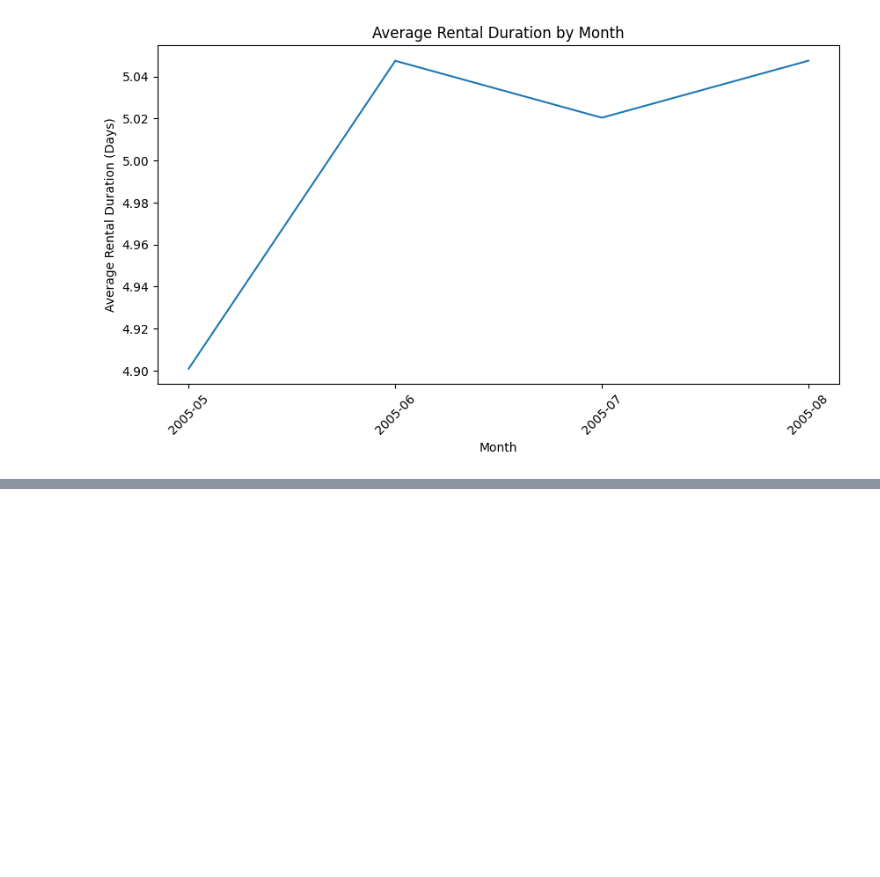
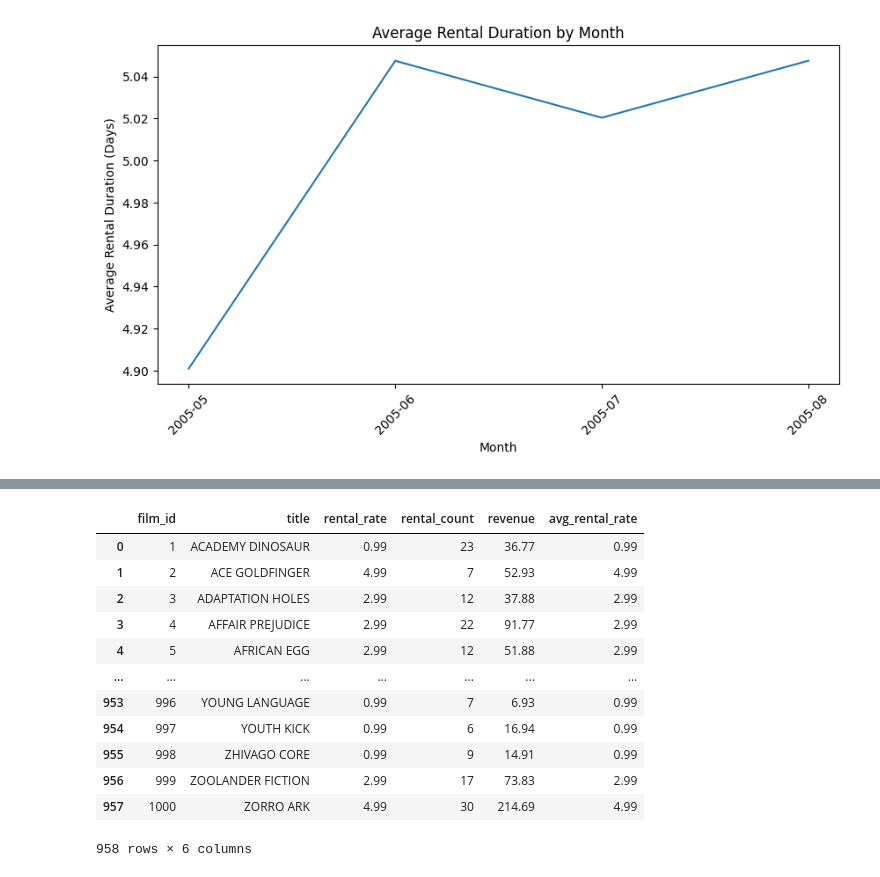
Before and after one commit to richardwarepam16/Rental_Analysis_using_Python_and_SQL, a Jupyter notebook: Sakila.ipynb, the cells around one changed output, grey strips where cells are left out. Cells and saved outputs as stored; diff of their text form; code cells hidden in the pictures; blank space fills up the shorter version.

```diff
--- a/Sakila.ipynb
+++ b/Sakila.ipynb
@@ -425,0 +455,27 @@ frequent_itemsets = apriori(pivoted_df, min_support=0.05, use_colnames=True)
+# %%
+query8 = '''
+SELECT i.film_id, f.title, f.rental_rate, COUNT(DISTINCT r.customer_id) AS rental_count, SUM(p.amount) AS revenue,
+       AVG(f.rental_rate) AS avg_rental_rate
+FROM inventory AS i
+JOIN film AS f ON i.film_id = f.film_id
+JOIN rental AS r ON i.inventory_id = r.inventory_id
+JOIN payment AS p ON r.rental_id = p.rental_id
+GROUP BY i.film_id
+'''
+# %%
+df8 = pd.read_sql_query(query8, conn)
+df8
+# %% [output]
+|  | film_id | title | rental_rate | rental_count | revenue | avg_rental_rate |
+| 0 | 1 | ACADEMY DINOSAUR | 0.99 | 23 | 36.77 | 0.99 |
+| 1 | 2 | ACE GOLDFINGER | 4.99 | 7 | 52.93 | 4.99 |
+| 2 | 3 | ADAPTATION HOLES | 2.99 | 12 | 37.88 | 2.99 |
+| 3 | 4 | AFFAIR PREJUDICE | 2.99 | 22 | 91.77 | 2.99 |
+| 4 | 5 | AFRICAN EGG | 2.99 | 12 | 51.88 | 2.99 |
+| ... | ... | ... | ... | ... | ... | ... |
+| 953 | 996 | YOUNG LANGUAGE | 0.99 | 7 | 6.93 | 0.99 |
+| 954 | 997 | YOUTH KICK | 0.99 | 6 | 16.94 | 0.99 |
+| 955 | 998 | ZHIVAGO CORE | 0.99 | 9 | 14.91 | 0.99 |
+| 956 | 999 | ZOOLANDER FICTION | 2.99 | 17 | 73.83 | 2.99 |
+| 957 | 1000 | ZORRO ARK | 4.99 | 30 | 214.69 | 4.99 |
+958 rows × 6 columns
```
Also changed, not shown: parts of 44 cells of this notebook.
